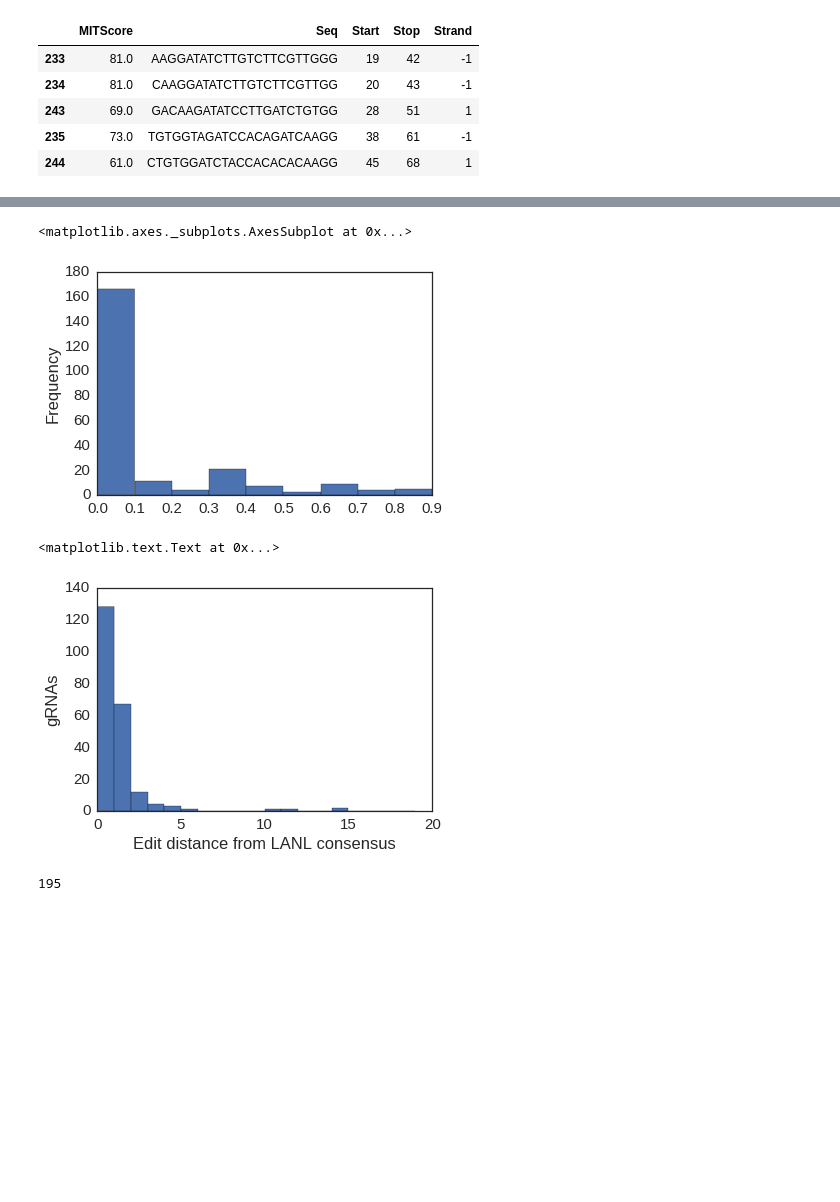
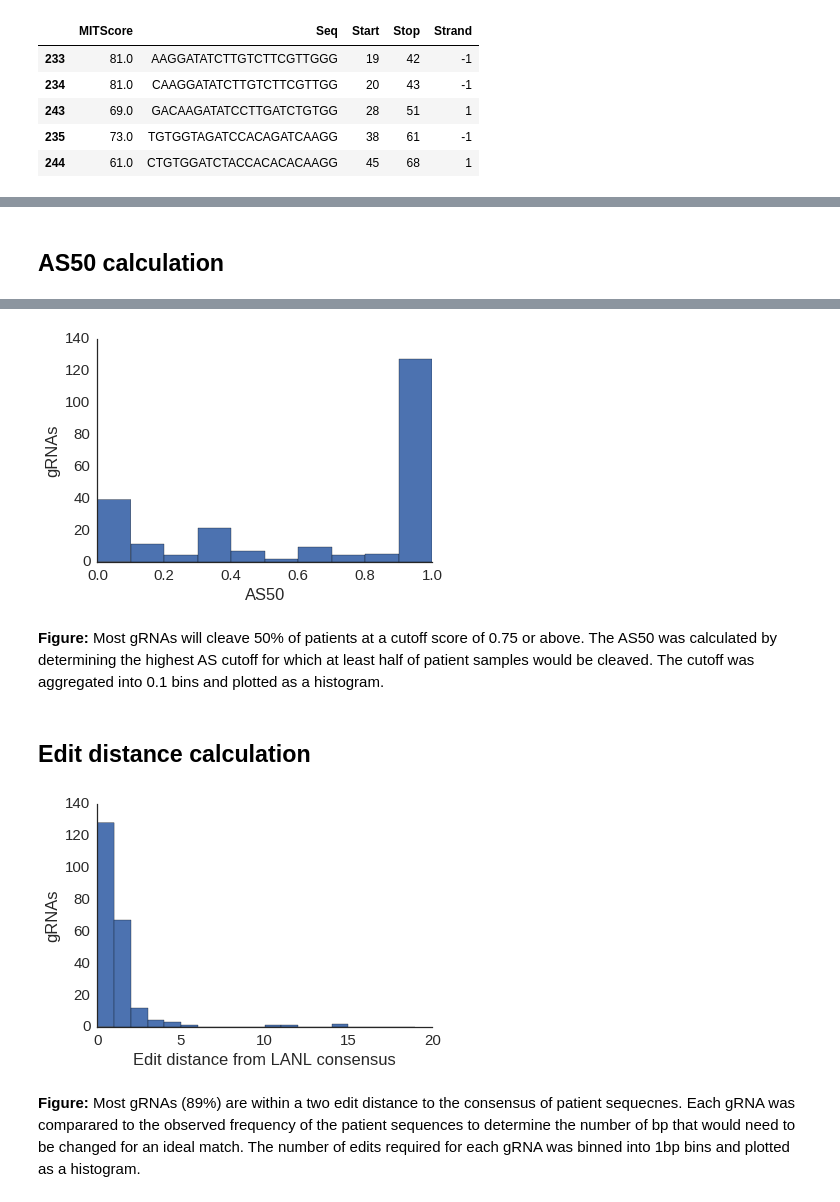
Before and after one commit to DamLabResources/hiv-crispr-review, a Jupyter notebook: ProcessMITResults.ipynb, the cells around one changed output, grey strips where cells are left out. Cells and saved outputs as stored; diff of their text form; code cells hidden in the pictures; blank space fills up the shorter version.

```diff
--- a/ProcessMITResults.ipynb
+++ b/ProcessMITResults.ipynb
@@ -80,6 +80,8 @@ mdf.head()
 | 2 | 25049410 | LTR-A | 98 | 127 | AGGGCCAGGGATCAGATATCCACTGACCTT.NGG | 55.044700 | 5.249049 | 783 | ... |
 | 3 | 25049410 | LTR-B | 312 | 341 | CCN.GAGTACTTCAAGAACTGCTGACATCGAGCT | 21.412639 | 4.605056 | 1345 | ... |
 | 4 | 25049410 | LTR-C | 78 | 97 | GATTGGCAGAACTACACACC.NGG | 70.325203 | 2.660178 | 492 | ... |
+# %% [markdown]
+## AS50 calculation
 # %%
 from scipy.interpolate import interp1d
 
@@ -91,10 +93,11 @@ pdf = pd.pivot_table(all_data.query('Cutoff < 1'),
                      values = 'ProtoPamCut')
 
 def inter_row(row):
-    try:
-        return interp1d(row.values, row.index)(0.50)
-    except ValueError:
+    if row.min() > 0.50:
+        return 0.95
+    if row.max() < 0.5:
         return 0
+    return interp1d(row.values, row.index)(0.50)
 
 AS50 = pdf.apply(inter_row, axis=1)
 
@@ -108,10 +111,19 @@ mdf.head()
 | 3 | 25049410 | LTR-B | 312 | 341 | CCN.GAGTACTTCAAGAACTGCTGACATCGAGCT | 21.412639 | 4.605056 | 1345 | ... |
 | 4 | 25049410 | LTR-C | 78 | 97 | GATTGGCAGAACTACACACC.NGG | 70.325203 | 2.660178 | 492 | ... |
 # %%
-mdf['AS50'].plot(kind = 'hist', bins = np.arange(0, 1.0, 0.1))
+fig, ax = plt.subplots(1,1)
+mdf['AS50'].plot(kind = 'hist',
+                 bins = np.arange(0, 1.1, 0.1),
+                 ax=ax)
+ax.set_xlabel('AS50')
+ax.set_ylabel('gRNAs')
+sbn.despine(ax=ax)
 # %% [output]
-<matplotlib.axes._subplots.AxesSubplot at 0x...>
-[figure, old version]
+[figure, new version]
+# %% [markdown]
+__Figure:__ Most gRNAs will cleave 50% of patients at a cutoff score of 0.75 or above. The AS50 was calculated by determining the highest AS cutoff for which at least half of patient samples would be cleaved. The cutoff was aggregated into 0.1 bins and plotted as a histogram.
+# %% [markdown]
+## Edit distance calculation
 # %%
 import glob
 
@@ -178,13 +190,11 @@ ideal_df['Edit Distance'].plot(kind='hist',
                                ax=ax)
 ax.set_ylabel('gRNAs')
 ax.set_xlabel('Edit distance from LANL consensus')
+sbn.despine(ax=ax)
 # %% [output]
-<matplotlib.text.Text at 0x...>
-[figure, old version]
+[figure, new version]
-# %%
-(ideal_df['Edit Distance'] < 2).sum()
-# %% [output]
-195
+# %% [markdown]
+__Figure:__ Most gRNAs (89%) are within a two edit distance to the consensus of patient sequecnes. Each gRNA was comparared to the observed frequency of the patient sequences to determine the number of bp that would need to be changed for an ideal match. The number of edits required for each gRNA was binned into 1bp bins and plotted as a histogram.
 # %%
 # This is the final form of Supplemental Table 1
 
```
Also changed, not shown: 8 other files.
